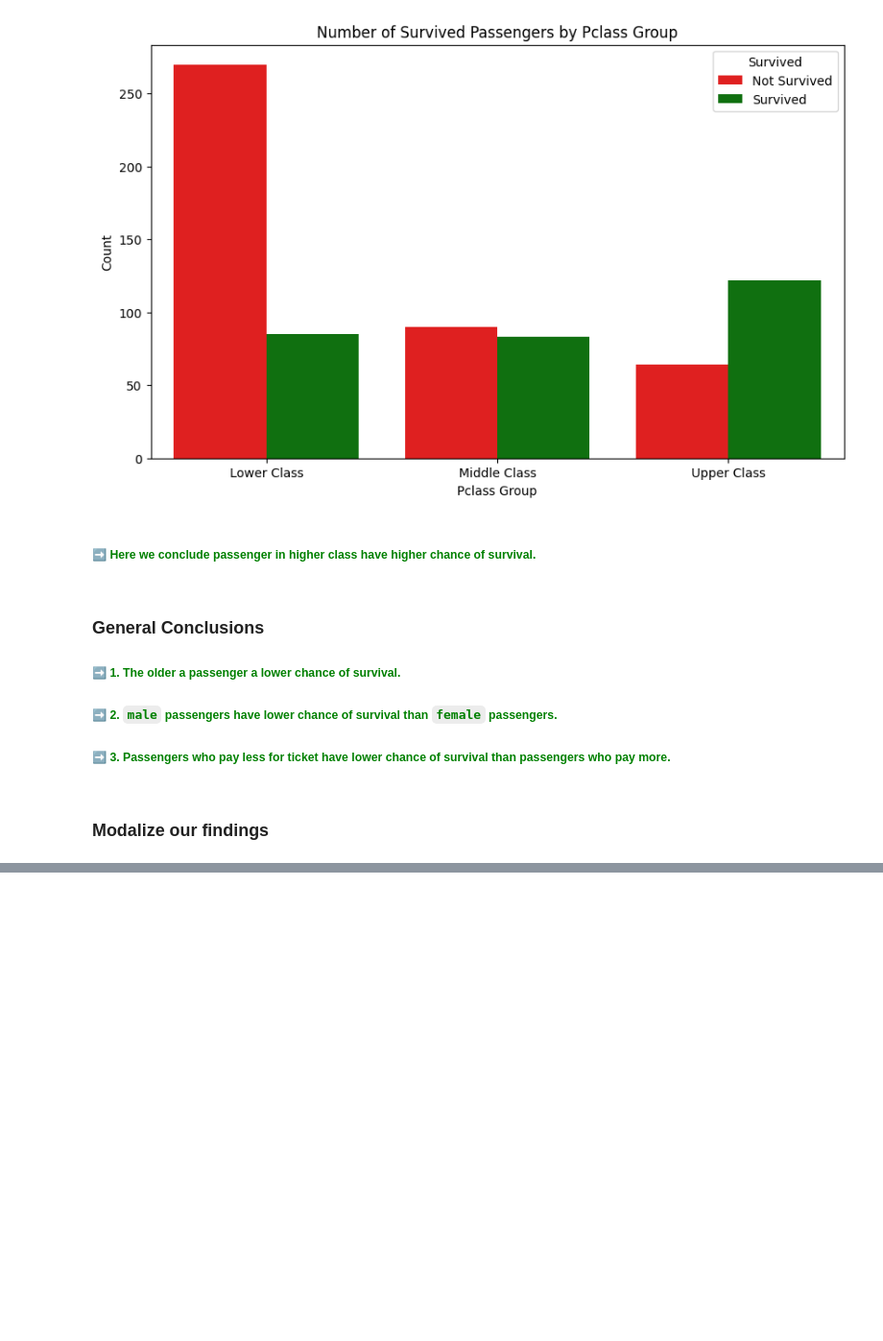
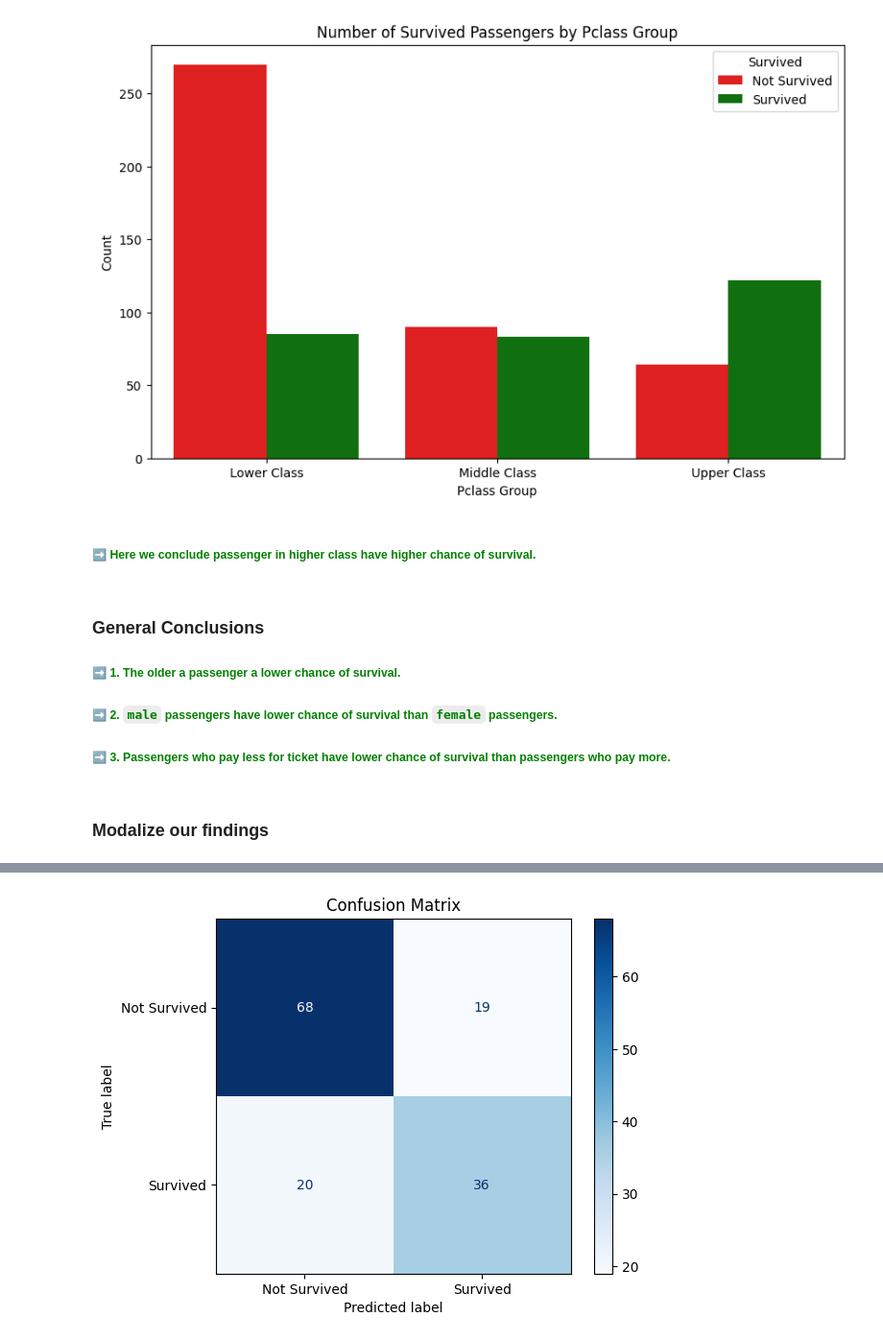
Before and after one commit to qng95/tuhh_nit_coding_ss2025, a Jupyter notebook: src/titanic/titanic.ipynb, the cells around one changed output, grey strips where cells are left out. Shown at 96% size. Drawn from its saved outputs; the diff is of its cells as text; code cells hidden in the pictures; blank space fills up the shorter version.

Commit message:
Traing with few featzures on AdaBoost and all features on RandomForest

```diff
--- a/src/titanic/titanic.ipynb
+++ b/src/titanic/titanic.ipynb
@@ -284,5 +284,90 @@ From the above analysis, we can see that
 """
 
 
-# TODO: Create a decision tree model to predict the survival of passengers based on the features we have studied above
+# Using AdaBoostClassifier to predict the survival of passengers
+from sklearn.ensemble import AdaBoostClassifier
+from sklearn.model_selection import train_test_split
+from sklearn.metrics import accuracy_score, classification_report, confusion_matrix
+from sklearn.preprocessing import OneHotEncoder
+from sklearn.compose import ColumnTransformer
+from sklearn.pipeline import Pipeline
+from sklearn.impute import SimpleImputer
+from sklearn.preprocessing import StandardScaler
+from sklearn.model_selection import GridSearchCV
+from sklearn.metrics import ConfusionMatrixDisplay
+from sklearn.metrics import RocCurveDisplay
+from sklearn.metrics import classification_report
+
+# Define the features and target variable
+X = train_set_df[['Age', 'Sex']]
+y = train_set_df['Survived']
+# Split the data into training and testing sets
+X_train, X_test, y_train, y_test = train_test_split(X, y, test_size=0.2, random_state=42)
+# Define the preprocessor
+preprocessor = ColumnTransformer(
+    transformers=[
+        ('num', SimpleImputer(strategy='mean'), ['Age']),
+        ('cat', OneHotEncoder(), ['Sex'])
+    ]
+)
+# Define the model
+model = AdaBoostClassifier(random_state=42)
+# Define the pipeline
+pipeline = Pipeline(steps=[
+    ('preprocessor', preprocessor),
+    ('classifier', model)
+])
+
+pipeline.fit(X_train, y_train)
+
+# Define the parameter grid for GridSearchCV
+param_grid = {
+    'classifier__n_estimators': [50, 100, 200],
+    'classifier__learning_rate': [0.01, 0.1, 1.0]
+}
+# Perform GridSearchCV to find the best parameters
+grid_search = GridSearchCV(pipeline, param_grid, cv=5, scoring='accuracy')
+grid_search.fit(X_train, y_train)
+
+# Get the best model
+best_model = grid_search.best_estimator_
+
+# Make predictions on the test set
+y_pred = best_model.predict(X_test)
+
+# Calculate the accuracy
+accuracy = accuracy_score(y_test, y_pred)
+print(f"Accuracy of the model: {accuracy:.2f}")
+
+# Print the classification report
+print(classification_report(y_test, y_pred))
+
+# Plot the confusion matrix
+ConfusionMatrixDisplay.from_estimator(best_model, X_test, y_test, cmap='Blues', display_labels=['Not Survived', 'Survived'])
+plt.title('Confusion Matrix')
+plt.show()
+
+# Plot the ROC curve
+RocCurveDisplay.from_estimator(best_model, X_test, y_test)
+plt.title('ROC Curve')
+plt.show()
+
+####
+
+# generate predictions for the test set
+test_set_df = pd.read_csv('test.csv')
+# Fill null values in the Age column with the mean age
+test_set_df['Age'].fillna(test_set_df['Age'].mean(), inplace=True)
+# Define the features and target variable
+X_test_set = test_set_df[['Age', 'Sex']]
+
+# Make predictions on the test set
+y_test_set_pred = best_model.predict(X_test_set)
+# Save the predictions to a CSV file
+if os.path.exists('submission.csv'):
+    os.remove('submission.csv')
+submission_df = pd.DataFrame({'PassengerId': test_set_df['PassengerId'], 'Survived': y_test_set_pred})
+submission_df.to_csv('submission.csv', index=False)
+# Check the submission file
+print(f"Submission file content\n\n{submission_df.head(3)}\n{'#'*20}")
 # %% [output]
@@ -289,0 +383 @@ From the above analysis, we can see that
+[figure, added]
```
Also changed, not shown: parts of 5 cells of this notebook, 2 other files.
